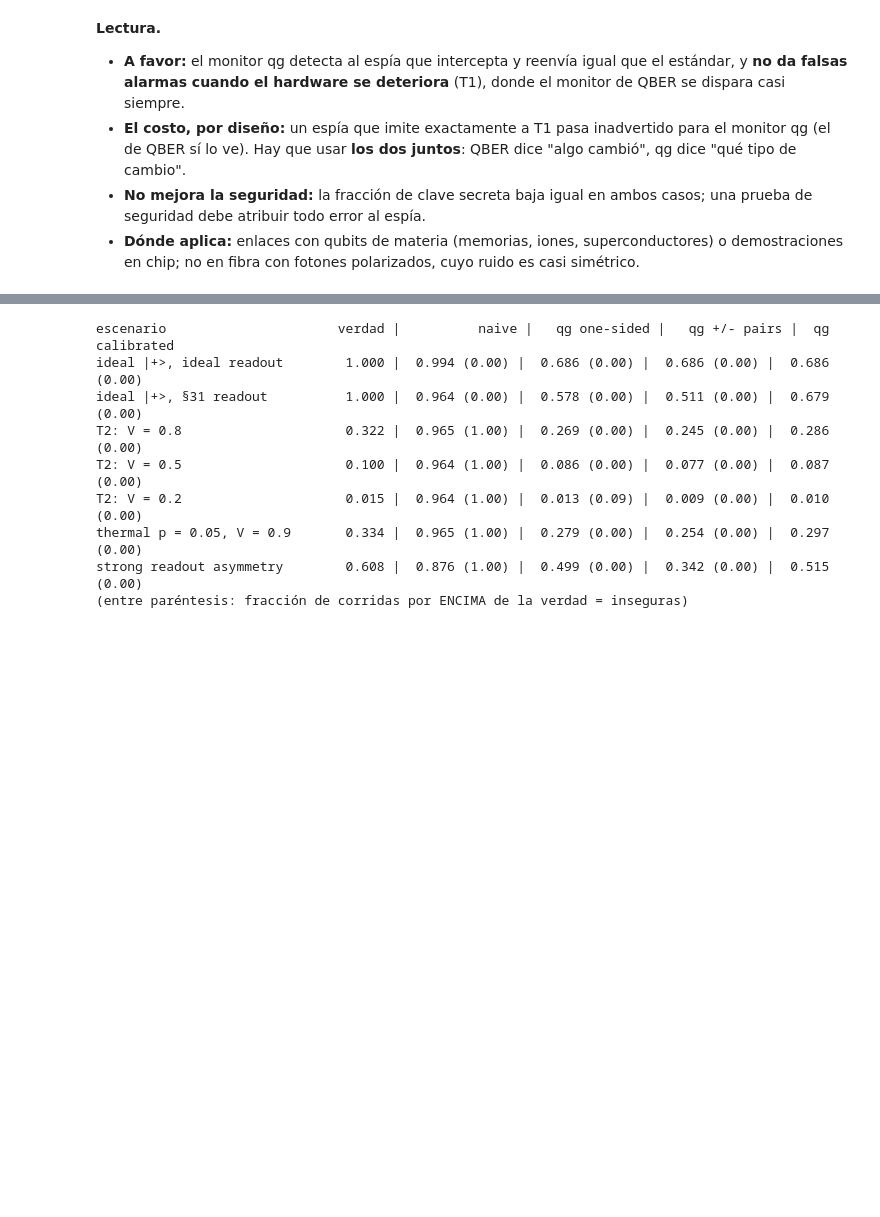
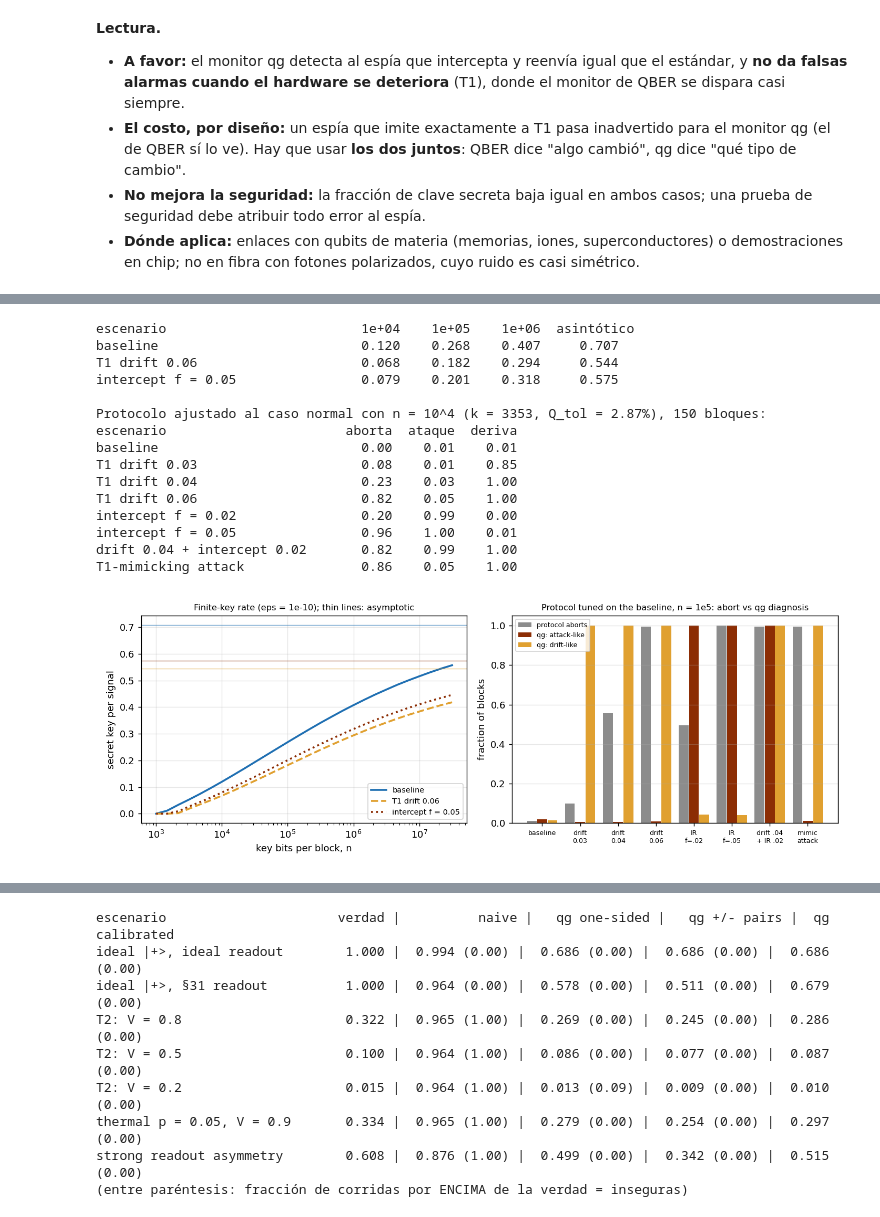
Before and after one commit to Viny2030/qang, a Jupyter notebook: notebooks/qang_criptografia_colab.ipynb, the cells around one changed output, grey strips where cells are left out. Saved outputs shown, nothing was run; the diff lists cells and outputs as text; code cells hidden in the pictures; blank space fills up the shorter version.

Commit message:
BB84 finite-key rate and free qg diagnosis of every block, joint T1 + intercept-resend model (section 43); crypto notebook and PDF updated

```diff
--- a/notebooks/qang_criptografia_colab.ipynb
+++ b/notebooks/qang_criptografia_colab.ipynb
@@ -85,0 +95,30 @@ T1-mimicking attack, +0.04       0.970   0.007
+# %%
+import bb84_finite_key_qg as F
+print(f"{'escenario':30s} " + " ".join(f"{n:>8.0e}" for n in (1e4, 1e5, 1e6)) + "  asintótico")
+for name in ("baseline", "T1 drift 0.06", "intercept f = 0.05"):
+    _, qz, qx = F.channel(**dict(F.SCENARIOS)[name])
+    print(f"{name:30s} " + " ".join(f"{F.optimize(n, qz, qx)[0]:8.3f}" for n in (1e4, 1e5, 1e6)) + f"  {F.asymptotic_rate(qz, qx):8.3f}")
+d = F.diagnose(10000, reps=150)
+print(f"\nProtocolo ajustado al caso normal con n = 10^4 (k = {d['k']}, Q_tol = {100*d['q_tol']:.2f}%), 150 bloques:")
+print(f"{'escenario':30s} {'aborta':>7} {'ataque':>7} {'deriva':>7}")
+for name, _ in F.SCENARIOS:
+    v = d[name]
+    print(f"{name:30s} {v['abort']:7.2f} {v['attack']:7.2f} {v['drift']:7.2f}")
+display(Image(os.path.join(EX, "bb84_finite_key_qg.png"), width=900))
+# %% [output]
+escenario                         1e+04    1e+05    1e+06  asintótico
+baseline                          0.120    0.268    0.407     0.707
+T1 drift 0.06                     0.068    0.182    0.294     0.544
+intercept f = 0.05                0.079    0.201    0.318     0.575
+
+Protocolo ajustado al caso normal con n = 10^4 (k = 3353, Q_tol = 2.87%), 150 bloques:
+escenario                       aborta  ataque  deriva
+baseline                          0.00    0.01    0.01
+T1 drift 0.03                     0.08    0.01    0.85
+T1 drift 0.04                     0.23    0.03    1.00
+T1 drift 0.06                     0.82    0.05    1.00
+intercept f = 0.02                0.20    0.99    0.00
+intercept f = 0.05                0.96    1.00    0.01
+drift 0.04 + intercept 0.02       0.82    0.99    1.00
+T1-mimicking attack               0.86    0.05    1.00
+[figure, added]
```
Also changed, not shown: parts of 7 cells of this notebook, 11 other files.
